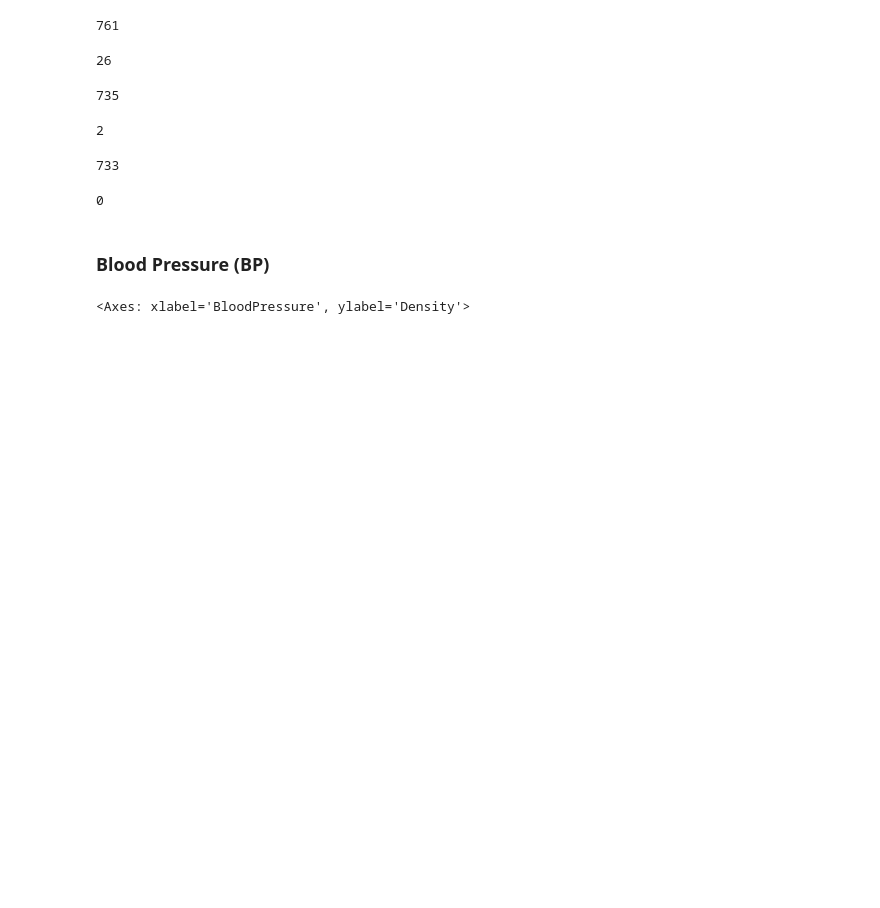
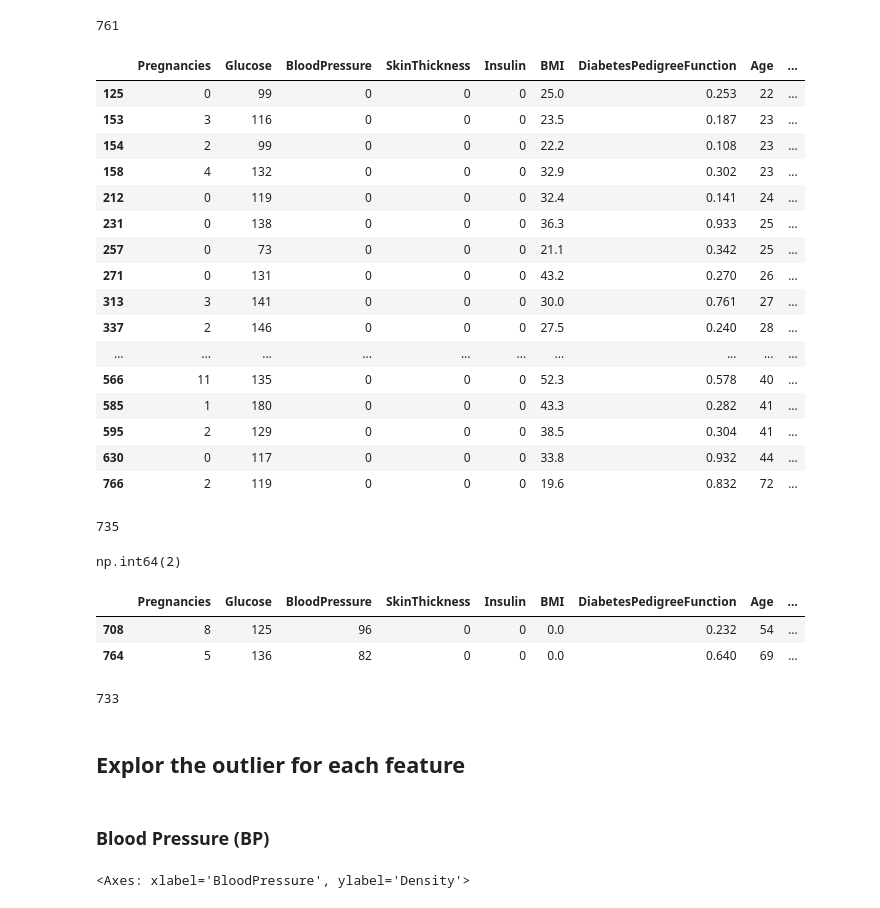
Before and after one commit to withabubaker/Diabetes-SupervisedLearning, a Jupyter notebook: Diabetes.ipynb, the cells around one changed output. Saved outputs shown, nothing was run; the diff lists cells and outputs as text; code cells hidden in the pictures; blank space fills up the shorter version.

Commit message:
remove rows with 3 zeros or above

```diff
--- a/Diabetes.ipynb
+++ b/Diabetes.ipynb
@@ -128,24 +150,47 @@ len(df[(df['BloodPressure'] == 0) & (df['SkinThickness'] == 0) & (df['BMI'] == 0
 # %%
-# drop all rows where Blood Pressure, Skin Thickness and BMI are 0
+# drop all rows where BP, ST, Insulin, and BMI are 0
 
-df_update1 = df[(df['BloodPressure'] > 0) | (df['SkinThickness'] > 0) | (df['BMI'] > 0)]
+df_update1 = df[(df['BloodPressure'] > 0) | (df['SkinThickness'] > 0) | (df['BMI'] > 0) | (df['Insulin'] > 0)]
 len(df_update1)
 # %% [output]
 761
+# %%
+# finding the records that have zero results for BP, ST, and Insulin
+df_update1[(df_update1['Insulin'] == 0) & (df_update1['SkinThickness'] == 0) & (df_update1['BloodPressure'] == 0)]
+# %% [output]
+|  | Pregnancies | Glucose | BloodPressure | SkinThickness | Insulin | BMI | DiabetesPedigreeFunction | Age | ... |
+| 125 | 0 | 99 | 0 | 0 | 0 | 25.0 | 0.253 | 22 | ... |
+| 153 | 3 | 116 | 0 | 0 | 0 | 23.5 | 0.187 | 23 | ... |
+| 154 | 2 | 99 | 0 | 0 | 0 | 22.2 | 0.108 | 23 | ... |
+| 158 | 4 | 132 | 0 | 0 | 0 | 32.9 | 0.302 | 23 | ... |
+| 212 | 0 | 119 | 0 | 0 | 0 | 32.4 | 0.141 | 24 | ... |
+| 231 | 0 | 138 | 0 | 0 | 0 | 36.3 | 0.933 | 25 | ... |
+| 257 | 0 | 73 | 0 | 0 | 0 | 21.1 | 0.342 | 25 | ... |
+| 271 | 0 | 131 | 0 | 0 | 0 | 43.2 | 0.270 | 26 | ... |
+| 313 | 3 | 141 | 0 | 0 | 0 | 30.0 | 0.761 | 27 | ... |
+| 337 | 2 | 146 | 0 | 0 | 0 | 27.5 | 0.240 | 28 | ... |
+| ... | ... | ... | ... | ... | ... | ... | ... | ... | ... |
+| 566 | 11 | 135 | 0 | 0 | 0 | 52.3 | 0.578 | 40 | ... |
+| 585 | 1 | 180 | 0 | 0 | 0 | 43.3 | 0.282 | 41 | ... |
+| 595 | 2 | 129 | 0 | 0 | 0 | 38.5 | 0.304 | 41 | ... |
+| 630 | 0 | 117 | 0 | 0 | 0 | 33.8 | 0.932 | 44 | ... |
+| 766 | 2 | 119 | 0 | 0 | 0 | 19.6 | 0.832 | 72 | ... |
 # %%
-# finding all rows where BP, ST are zeros
-len(df_update1[(df_update1['BloodPressure'] == 0) & (df_update1['SkinThickness'] == 0)])
+# drop all rows where BP, ST, and Insulin are 0
+
+df_update2 = df_update1[(df_update1['BloodPressure'] > 0) | (df_update1['SkinThickness'] > 0) | (df_update1['Insulin'] > 0)]
+len(df_update2)
 # %% [output]
-26
+735
-# %%
-# drop the records where BP and ST are zero
-df_update2 = df_update1[(df_update1['BloodPressure'] > 0) | (df_update1['SkinThickness'] > 0)]
-len(df_update2)
-# %% [output]
-735
-# %%
-# finding all records where ST and BMI are zeros
-len(df_update2[(df_update2['SkinThickness']==0) & (df_update2['BMI'] == 0)])
-# %% [output]
-2
+# %%
+rows_with_three_zeros = df_update2[['BMI', 'Insulin', 'SkinThickness', 'BloodPressure', 'Glucose']].apply(lambda row: (row == 0).sum() >= 3, axis=1)
+rows_with_three_zeros.sum()
+# %% [output]
+np.int64(2)
+# %%
+df_update2[rows_with_three_zeros]
+# %% [output]
+|  | Pregnancies | Glucose | BloodPressure | SkinThickness | Insulin | BMI | DiabetesPedigreeFunction | Age | ... |
+| 708 | 8 | 125 | 96 | 0 | 0 | 0.0 | 0.232 | 54 | ... |
+| 764 | 5 | 136 | 82 | 0 | 0 | 0.0 | 0.640 | 69 | ... |
 # %%
@@ -154,11 +199,8 @@ df_update3 = df_update2[(df_update2['BMI'] > 0) | (df_update2['SkinThickness'] >
 len(df_update3)
 # %% [output]
 733
-# %%
-# finding all records where BP and BMI are zeros
-len(df_update3[(df_update3['BloodPressure']==0) & (df_update3['BMI'] == 0)])
-# %% [output]
-0
+# %% [markdown]
+## Explor the outlier for each feature
 # %% [markdown]
 ### Blood Pressure (BP)
 # %%
```
Also changed, not shown: parts of 6 cells of this notebook.
